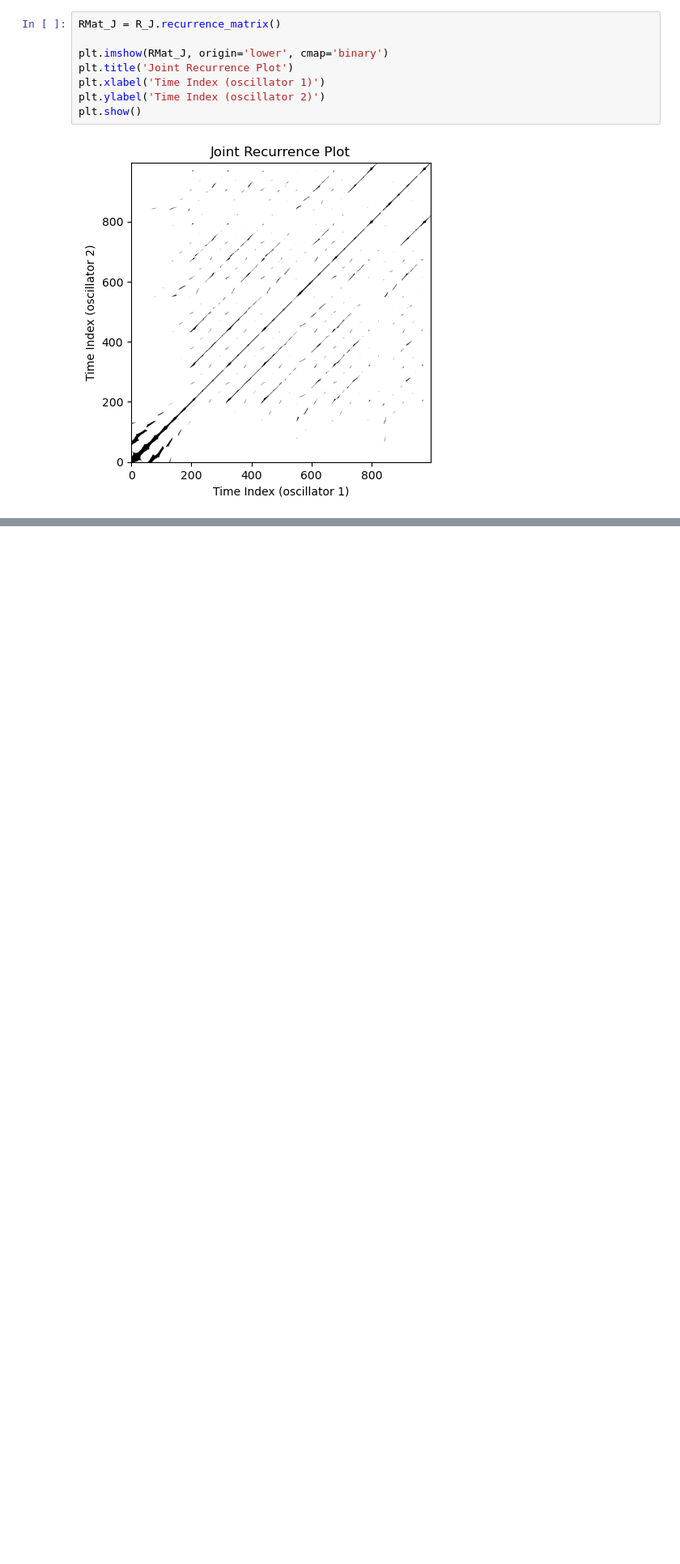
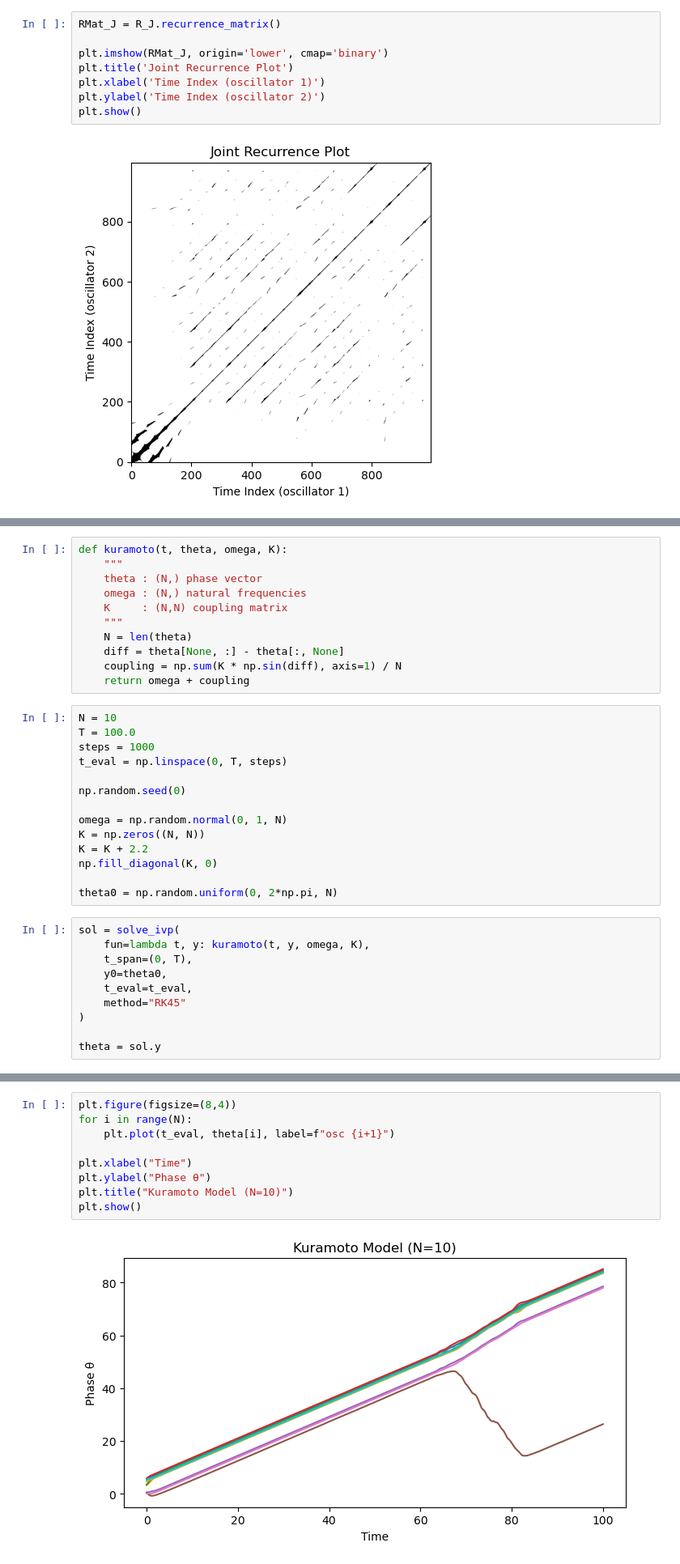
Before and after one commit to maltespringer/Synchronization_Analysis_With_Recurrence_Plots, a Jupyter notebook: scripts/tests.ipynb, the cells around one changed output, grey strips where cells are left out. Shown at 81% size. Drawn from its saved outputs; the diff is of its cells as text; blank space fills up the shorter version.

```diff
--- a/scripts/tests.ipynb
+++ b/scripts/tests.ipynb
@@ -126,0 +151,35 @@ plt.show()
+# %%
+def kuramoto(t, theta, omega, K):
+    """
+    theta : (N,) phase vector
+    omega : (N,) natural frequencies
+    K     : (N,N) coupling matrix
+    """
+    N = len(theta)
+    diff = theta[None, :] - theta[:, None]
+    coupling = np.sum(K * np.sin(diff), axis=1) / N
+    return omega + coupling
+# %%
+N = 10
+T = 100.0
+steps = 1000
+t_eval = np.linspace(0, T, steps)
+
+np.random.seed(0)
+
+omega = np.random.normal(0, 1, N)
+K = np.zeros((N, N))
+K = K + 2.2
+np.fill_diagonal(K, 0)
+
+theta0 = np.random.uniform(0, 2*np.pi, N)
+# %%
+sol = solve_ivp(
+    fun=lambda t, y: kuramoto(t, y, omega, K),
+    t_span=(0, T),
+    y0=theta0,
+    t_eval=t_eval,
+    method="RK45"
+)
+
+theta = sol.y
@@ -126,0 +189,11 @@ plt.show()
+# %%
+plt.figure(figsize=(8,4))
+for i in range(N):
+    plt.plot(t_eval, theta[i], label=f"osc {i+1}")
+
+plt.xlabel("Time")
+plt.ylabel("Phase θ")
+plt.title("Kuramoto Model (N=10)")
+plt.show()
+# %% [output]
+[figure, added]
```
Also changed, not shown: parts of 12 cells of this notebook, 1 other file.
